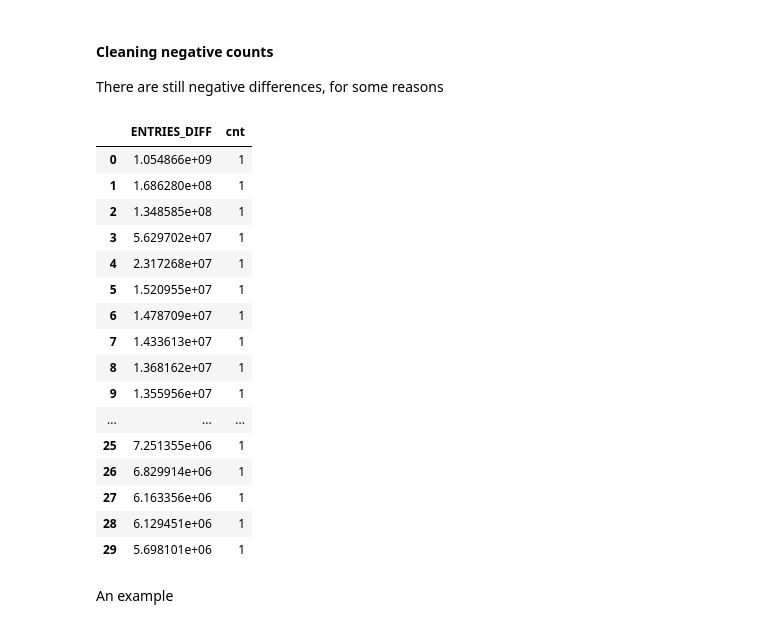
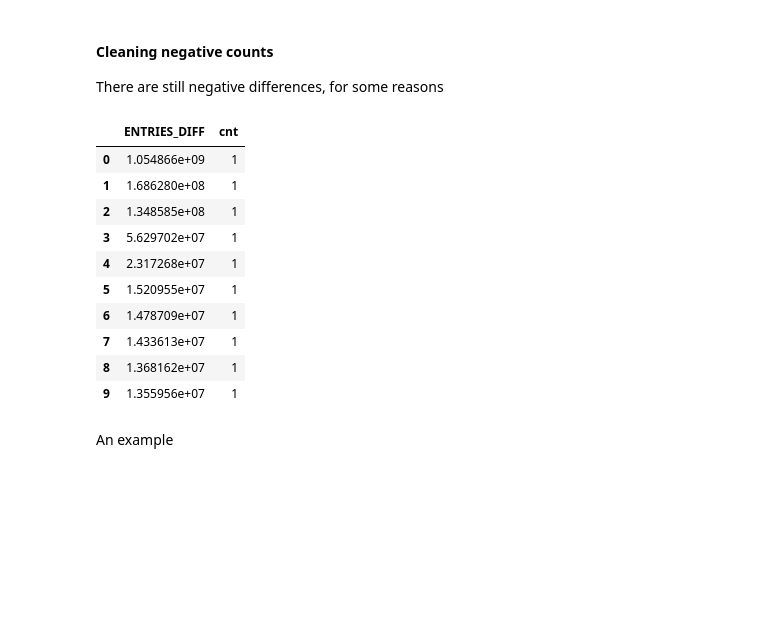
Before and after one commit to mahouoji/MobilityChange, a Jupyter notebook: data_cleaning/turnstile_cleaning.ipynb, the cells around one changed output. Cells and saved outputs as stored; diff of their text form; code cells hidden in the pictures; blank space fills up the shorter version.

```diff
--- a/data_cleaning/turnstile_cleaning.ipynb
+++ b/data_cleaning/turnstile_cleaning.ipynb
@@ -115,7 +115,8 @@ The entries of 03/28/2020 is sum(ENTRIES')where DATE is 03/28/2020
 
 If the next row is records another turnstile, then drop the last term
 # %%
-reading_diffs = regular_df.sort_values(['C/A', 'SCP','UNIT','STATION', 'LINENAME', 'DATE', 'TIME'])[[
+keys = ['C/A', 'SCP','UNIT','STATION', 'LINENAME', 'DATE', 'TIME']
+reading_diffs = regular_df.sort_values(keys)[[
     'C/A', 'SCP','UNIT','STATION','LINENAME', 'DATE', 'TIME', 'ENTRIES', 'EXITS']]
 reading_diffs['ENTRIES_DIFF'] = reading_diffs['ENTRIES'].diff(periods=-1)*-1 # Difference with following row
 reading_diffs['EXITS_DIFF'] = reading_diffs['EXITS'].diff(periods=-1)*-1 # Difference with following row
@@ -147,27 +148,21 @@ There are still negative differences, for some reasons
 # %%
 negative = reading_diffs[(reading_diffs['ENTRIES_DIFF']<0) | (reading_diffs['EXITS_DIFF']<0)]
 negative_bar = negative[negative['ENTRIES_DIFF']<0].sort_values(
     ['ENTRIES_DIFF']).groupby('ENTRIES_DIFF').size().reset_index(name='cnt')
 negative_bar['ENTRIES_DIFF'] = negative_bar['ENTRIES_DIFF'] *-1;
-negative_bar.head(30)
+negative_bar.head(10)
 # %% [output]
 |  | ENTRIES_DIFF | cnt |
 | 0 | 1.054866e+09 | 1 |
 | 1 | 1.686280e+08 | 1 |
 | 2 | 1.348585e+08 | 1 |
 | 3 | 5.629702e+07 | 1 |
 | 4 | 2.317268e+07 | 1 |
 | 5 | 1.520955e+07 | 1 |
 | 6 | 1.478709e+07 | 1 |
 | 7 | 1.433613e+07 | 1 |
 | 8 | 1.368162e+07 | 1 |
 | 9 | 1.355956e+07 | 1 |
-| ... | ... | ... |
-| 25 | 7.251355e+06 | 1 |
-| 26 | 6.829914e+06 | 1 |
-| 27 | 6.163356e+06 | 1 |
-| 28 | 6.129451e+06 | 1 |
-| 29 | 5.698101e+06 | 1 |
 # %% [markdown]
 An example
 # %%
```
Also changed, not shown: parts of 11 cells of this notebook, 1 other file.
